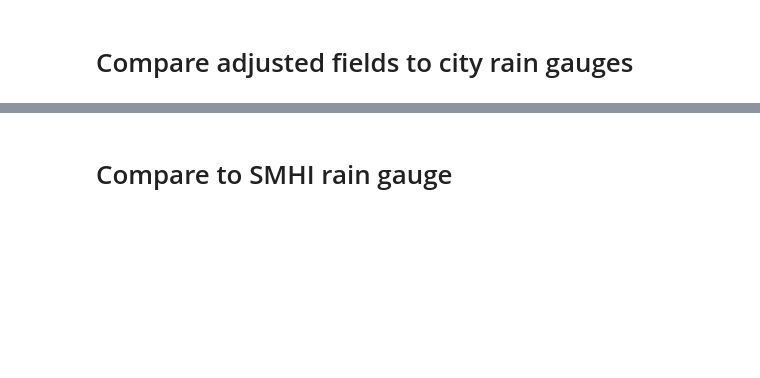
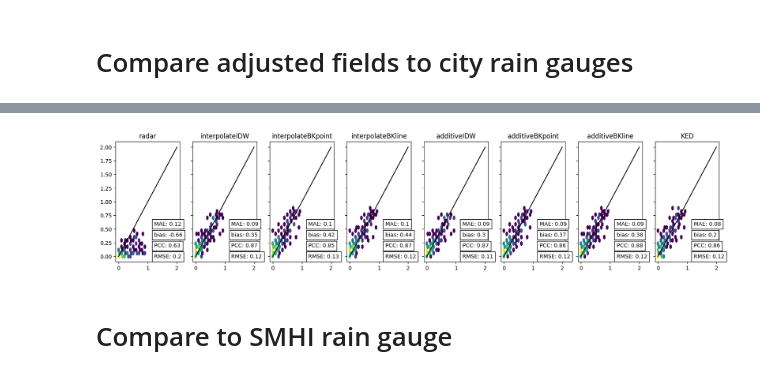
Before and after one commit to eoydvin/mergeplg, a Jupyter notebook: docs/notebooks/openMRG_case_highlevel.ipynb, the cells around one changed output, grey strips where cells are left out. Drawn from its saved outputs; the diff is of its cells as text; code cells hidden in the pictures; blank space fills up the shorter version.

```diff
--- a/docs/notebooks/openMRG_case_highlevel.ipynb
+++ b/docs/notebooks/openMRG_case_highlevel.ipynb
@@ -389,2 +354,59 @@ for i in range(len(pred_models)):
+# %%
+# Plot
+vmax = 2
+threshold = 0  # Only use above
+extent = [0, vmax, 0, vmax]
+gridsize = 30
+
+gauge_observed = ds_gauges.rainfall_amount.data.ravel()
+fig, ax = plt.subplots(1, len(rainfall_fields), figsize=(20, 4), sharey=True)
+for i, rainfall_field in enumerate(rainfall_fields):
+    gauge_estimate = ds_gauges[rainfall_field].data.ravel()
+
+    ax[i].hexbin(
+        gauge_observed,
+        gauge_estimate,
+        mincnt=1,
+        extent=extent,
+        gridsize=gridsize,
+        bins="log",
+    )
+    ax[i].text(
+        0.6,
+        0.03,
+        "RMSE: "
+        + str(round(np.sqrt(np.mean((gauge_observed - gauge_estimate) ** 2)), 2)),
+        bbox={"facecolor": "white", "edgecolor": "black"},
+        transform=ax[i].transAxes,
+    )
+    ax[i].text(
+        0.6,
+        0.12,
+        "PCC: " + str(round(np.corrcoef(gauge_observed, gauge_estimate)[0, 1], 2)),
+        bbox={"facecolor": "white", "edgecolor": "black"},
+        transform=ax[i].transAxes,
+    )
+    ax[i].text(
+        0.6,
+        0.21,
+        "bias: "
+        + str(
+            round(np.mean(gauge_estimate - gauge_observed) / np.mean(gauge_observed), 2)
+        ),
+        bbox={"facecolor": "white", "edgecolor": "black"},
+        transform=ax[i].transAxes,
+    )
+    ax[i].text(
+        0.6,
+        0.3,
+        "MAE: " + str(round(np.mean(np.abs(gauge_estimate - gauge_observed)), 2)),
+        bbox={"facecolor": "white", "edgecolor": "black"},
+        transform=ax[i].transAxes,
+    )
+    ax[i].plot([0, extent[1]], [0, extent[1]], "k")
+
+    ax[i].set_title(rainfall_field.split("_")[1])
+# %% [output]
+[figure, added]
 # %% [markdown]
 # Compare to SMHI rain gauge
```
Also changed, not shown: parts of 35 cells of this notebook, 11 other files.
